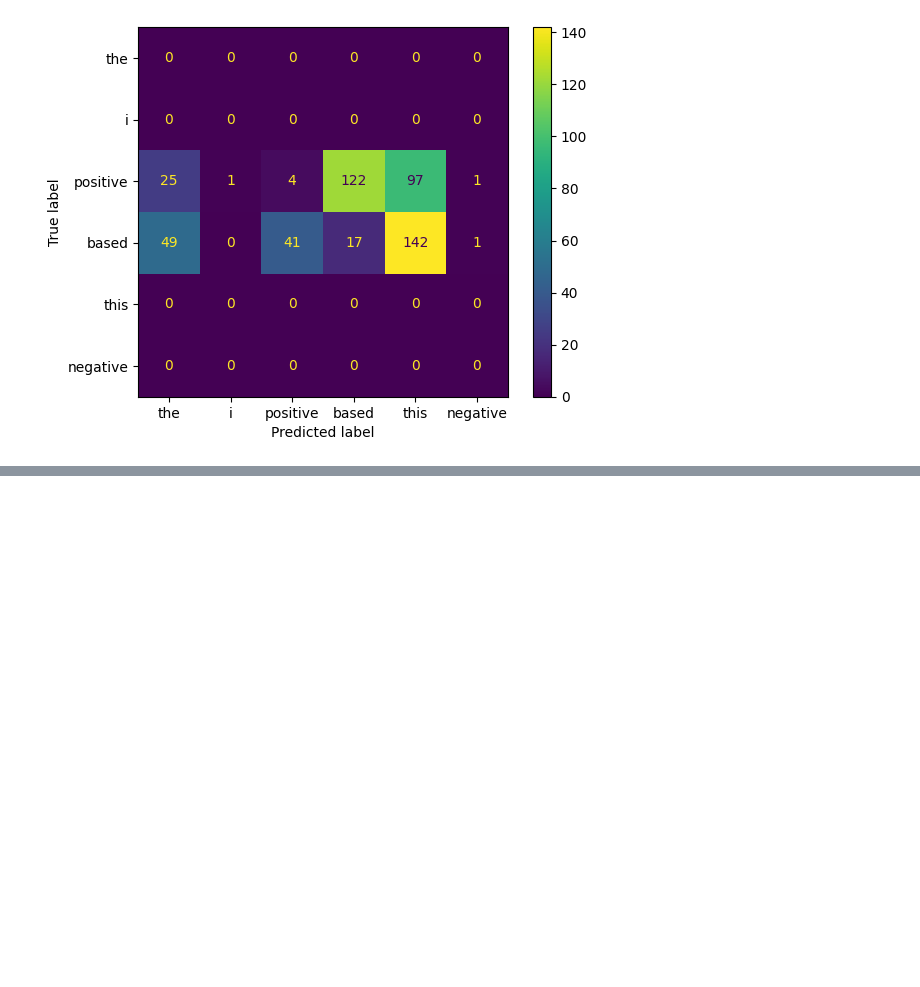
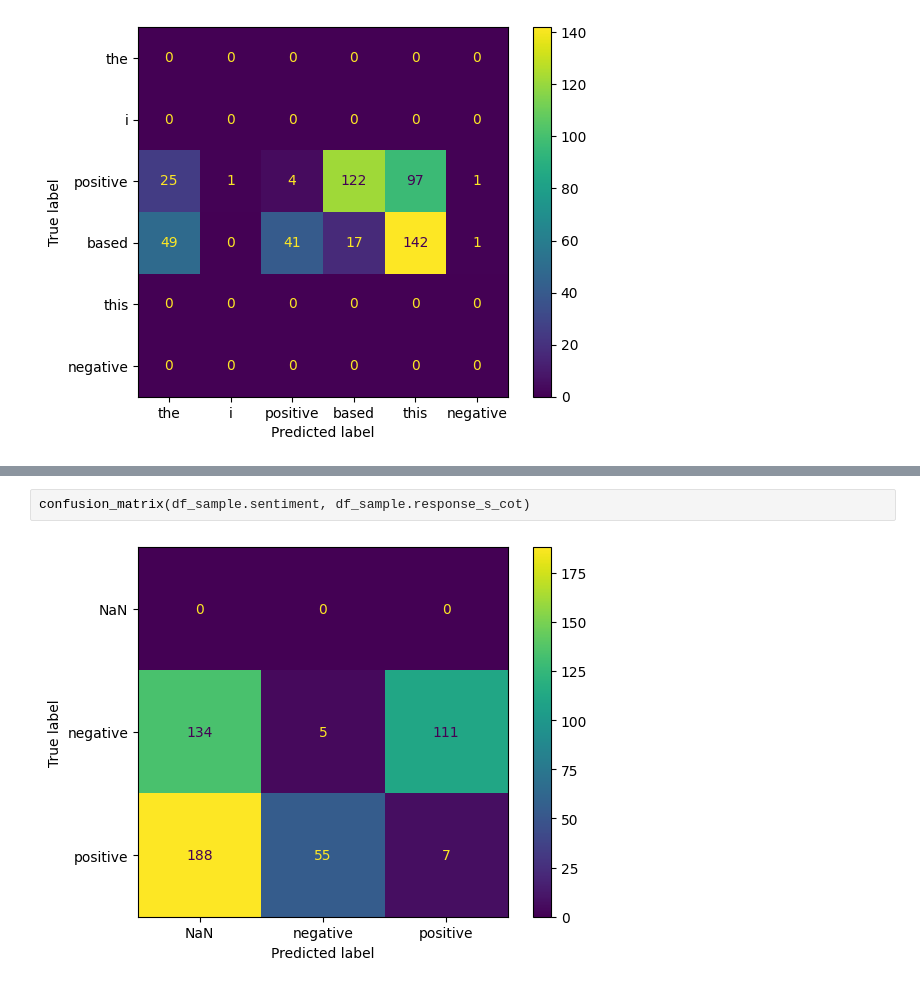
Before and after one commit to camilothorne/sentiment_analysis_w_llms, a Jupyter notebook: notebook/analysis_notebook.ipynb, the cells around one changed output, grey strips where cells are left out. Cells and saved outputs as stored; diff of their text form; blank space fills up the shorter version.

```diff
--- a/notebook/analysis_notebook.ipynb
+++ b/notebook/analysis_notebook.ipynb
@@ -964,0 +1178,4 @@ confusion_matrix(df_sample.sentiment, df_sample.response_s_samp)
+# %%
+confusion_matrix(df_sample.sentiment, df_sample.response_s_cot)
+# %% [output]
+[figure, added]
```
Also changed, not shown: parts of 13 cells of this notebook, 2 other files.
